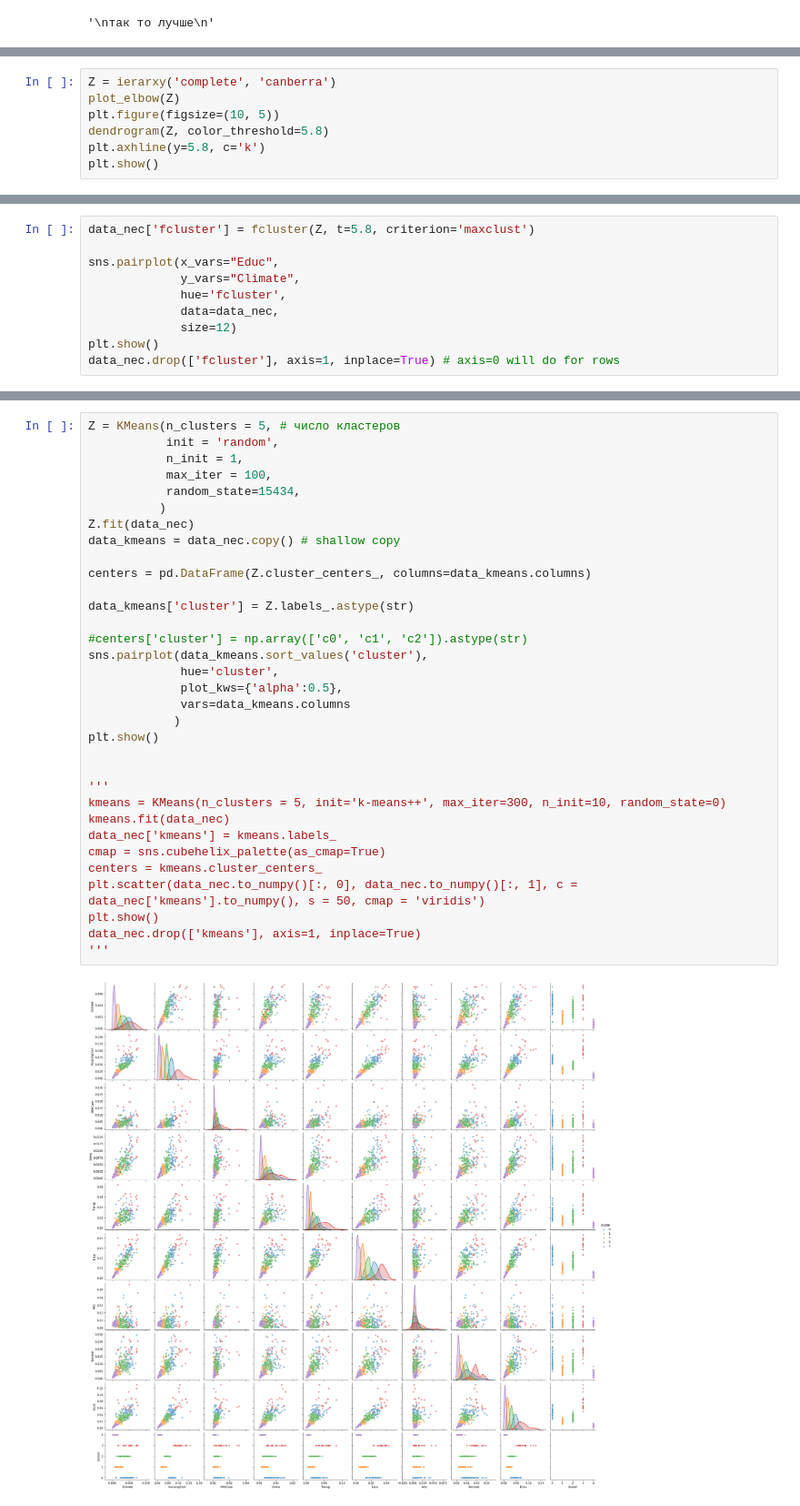
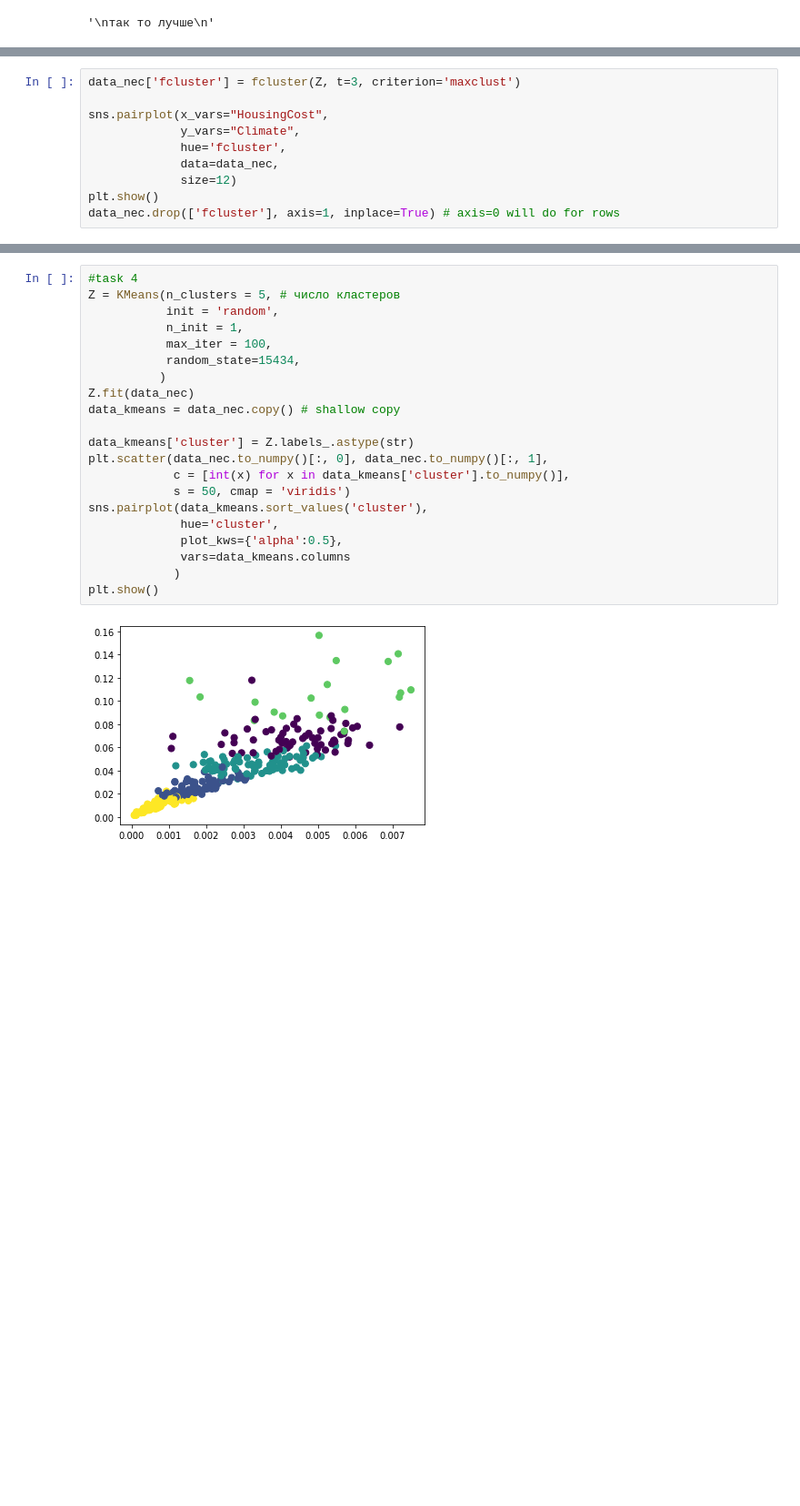
Before and after one commit to dariaAlium/iad, a Jupyter notebook: Lab_2_Clustering.ipynb, the cells around one changed output, grey strips where cells are left out. Shown at 91% size. Saved outputs shown, nothing was run; the diff lists cells and outputs as text; blank space fills up the shorter version.

```diff
--- a/Lab_2_Clustering.ipynb
+++ b/Lab_2_Clustering.ipynb
@@ -253,10 +257,3 @@ for i in methods:
 [figure]
 [figure]
 ... (121 outputs left out)
-# %%
-Z = ierarxy('complete', 'canberra')
-plot_elbow(Z)
-plt.figure(figsize=(10, 5))
-dendrogram(Z, color_threshold=5.8)
-plt.axhline(y=5.8, c='k')
-plt.show()
@@ -267,7 +292,7 @@ plt.show()
 # %%
-data_nec['fcluster'] = fcluster(Z, t=5.8, criterion='maxclust')
+data_nec['fcluster'] = fcluster(Z, t=3, criterion='maxclust')
 
-sns.pairplot(x_vars="Educ",
+sns.pairplot(x_vars="HousingCost",
              y_vars="Climate",
              hue='fcluster',
              data=data_nec,
@@ -279,35 +304,23 @@ data_nec.drop(['fcluster'], axis=1, inplace=True) # axis=0 will do for rows
 # %%
+#task 4
 Z = KMeans(n_clusters = 5, # число кластеров
            init = 'random',
            n_init = 1,
            max_iter = 100,
            random_state=15434,
           )
 Z.fit(data_nec)
 data_kmeans = data_nec.copy() # shallow copy
 
-centers = pd.DataFrame(Z.cluster_centers_, columns=data_kmeans.columns)
-
 data_kmeans['cluster'] = Z.labels_.astype(str)
-
-#centers['cluster'] = np.array(['c0', 'c1', 'c2']).astype(str)
+plt.scatter(data_nec.to_numpy()[:, 0], data_nec.to_numpy()[:, 1],
+            c = [int(x) for x in data_kmeans['cluster'].to_numpy()],
+            s = 50, cmap = 'viridis')
 sns.pairplot(data_kmeans.sort_values('cluster'),
              hue='cluster',
              plot_kws={'alpha':0.5},
              vars=data_kmeans.columns
             )
 plt.show()
-
-
-'''
-kmeans = KMeans(n_clusters = 5, init='k-means++', max_iter=300, n_init=10, random_state=0)
-kmeans.fit(data_nec)
-data_nec['kmeans'] = kmeans.labels_
-cmap = sns.cubehelix_palette(as_cmap=True)
-centers = kmeans.cluster_centers_
-plt.scatter(data_nec.to_numpy()[:, 0], data_nec.to_numpy()[:, 1], c = data_nec['kmeans'].to_numpy(), s = 50, cmap = 'viridis')
-plt.show()
-data_nec.drop(['kmeans'], axis=1, inplace=True)
-'''
 # %% [output]
-[figure, old version]
+[figure, new version]
```
Also changed, not shown: parts of 11 cells of this notebook.
